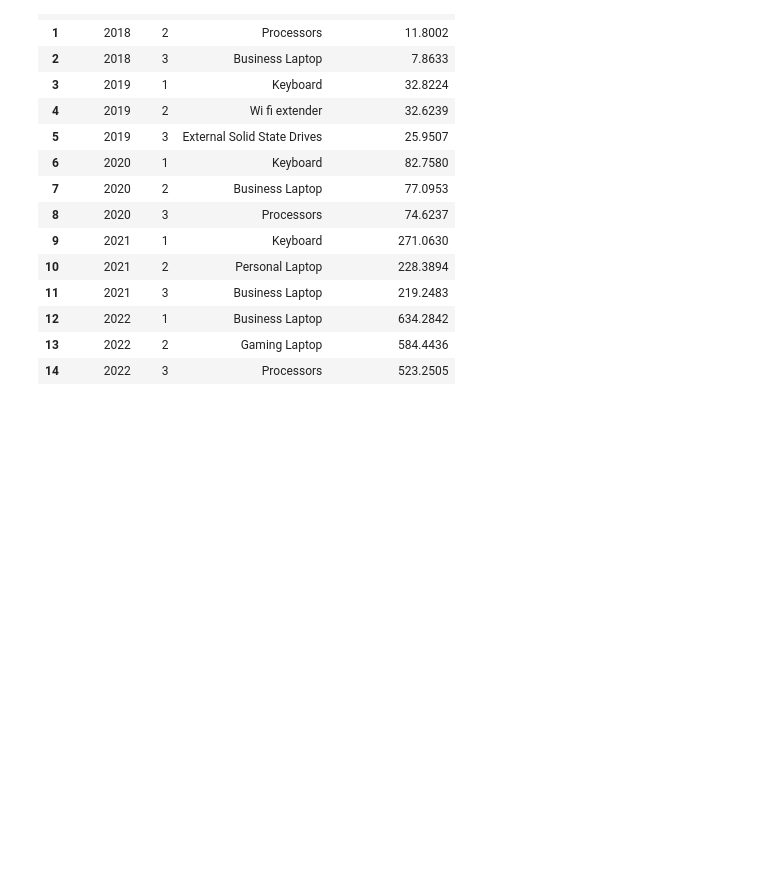
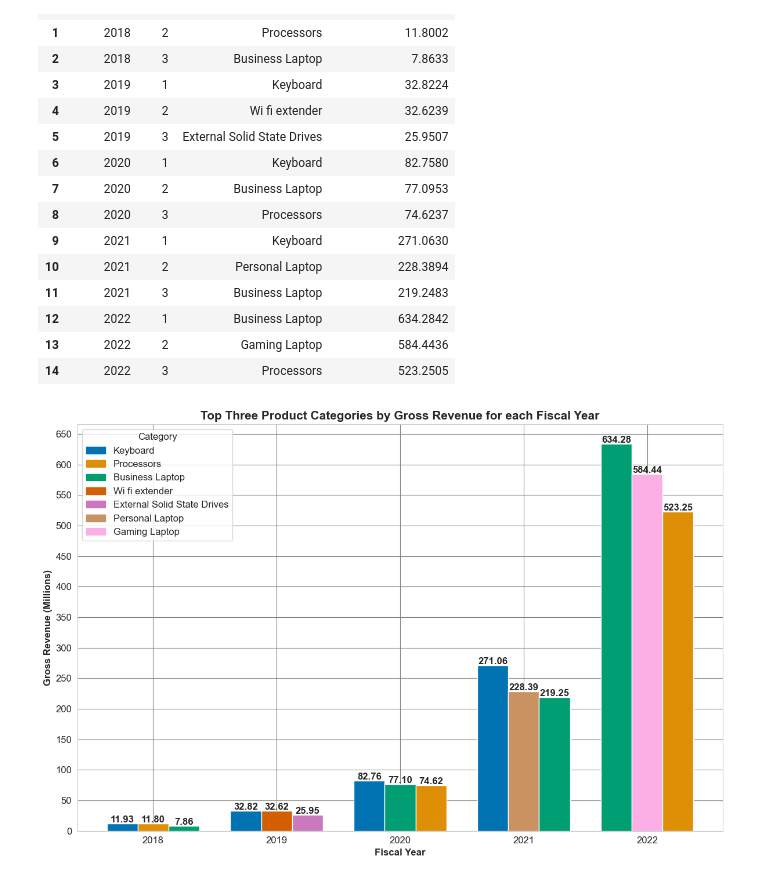
Before and after one commit to occampos/Supply-Chain-Analysis, a Jupyter notebook: analysis/sc_analysis.ipynb, the cells around one changed output. Saved outputs shown, nothing was run; the diff lists cells and outputs as text; code cells hidden in the pictures; blank space fills up the shorter version.

```diff
--- a/analysis/sc_analysis.ipynb
+++ b/analysis/sc_analysis.ipynb
@@ -12,6 +12,7 @@ from matplotlib.ticker import FixedLocator, MaxNLocator
 %matplotlib inline
 
 pd.set_option('display.max_rows', None)
+sns.set_style("whitegrid", {'grid.color': '0.5'})
 # %% [markdown]
 ### import data
 # %%
@@ -217,18 +216,8 @@ sales_fiscal_year.head(5)
 | 3 | 2018 | Gaming Laptop | 0.5389 |
 | 4 | 2018 | Graphic Card | 1.9779 |
 # %%
-# Define a function to get the top 3 categories
-
-def top_3_categories(group):
-    return group.nlargest(3, 'gross_sales_millions')
-
-# Apply the function to the grouped data
-
-top_categories = sales_fiscal_year.groupby('fiscal_year').apply(top_3_categories)
-
-# Reset the index to flatten the DataFrame
-
-top_categories.reset_index(drop=True, inplace=True)
+# Find top 3 categories for each fiscal year
+top_categories = gross_revenue_fiscal_year.groupby('fiscal_year').apply(lambda x: x.nlargest(3, 'gross_sales_millions')).reset_index(drop=True)
 
 # Add rank column
 top_categories['rank'] = (top_categories.groupby('fiscal_year')['gross_sales_millions'].rank(ascending=False, method='dense')).astype('int8')
@@ -254,3 +243,36 @@ top_categories
 | 12 | 2022 | 1 | Business Laptop | 634.2842 |
 | 13 | 2022 | 2 | Gaming Laptop | 584.4436 |
 | 14 | 2022 | 3 | Processors | 523.2505 |
+# %%
+# Grouped Bar Chart
+
+plt.figure(figsize=(12, 8))
+
+unique_categories = top_categories['category'].unique()
+
+# Create a dictionary to map categories to colors
+category_colors = {}
+for i, category in enumerate(top_categories['category'].unique()):
+    category_colors[category] = sns.color_palette("colorblind", len(unique_categories))[i]
+
+# Plot
+bar_width = 0.25
+for index, row in top_categories.iterrows():
+    x_position = row['fiscal_year'] + (row['rank'] - 2) * bar_width
+    plt.bar(x_position, row['gross_sales_millions'], width=bar_width, label=row['category'], color=category_colors[row['category']])
+    plt.text(x_position, row['gross_sales_millions'] - 1, f'{row["gross_sales_millions"]:.2f}', ha='center', va='bottom', fontsize=12, fontweight='bold')
+
+plt.title('Top Three Product Categories by Gross Revenue for each Fiscal Year', fontsize=15, fontweight='bold')
+plt.xlabel('Fiscal Year', fontsize=12, fontweight='bold')
+plt.ylabel('Gross Revenue (Millions)', fontsize=12, fontweight='bold')
+plt.yticks(range(0, int(max(top_categories['gross_sales_millions']))+50, 50), fontsize=12)
+plt.xticks(fontsize=12)
+plt.tight_layout()
+
+# Create a custom legend
+handles = [plt.Rectangle((0,0),1,1, color=category_colors[category]) for category in category_colors]
+plt.legend(handles, category_colors.keys(), title='Category', bbox_to_anchor=(0, 1), loc='upper left', fontsize=12, title_fontsize=12)
+
+plt.show()
+# %% [output]
+[figure, added]
```
Also changed, not shown: parts of 23 cells of this notebook, 1 other file.
